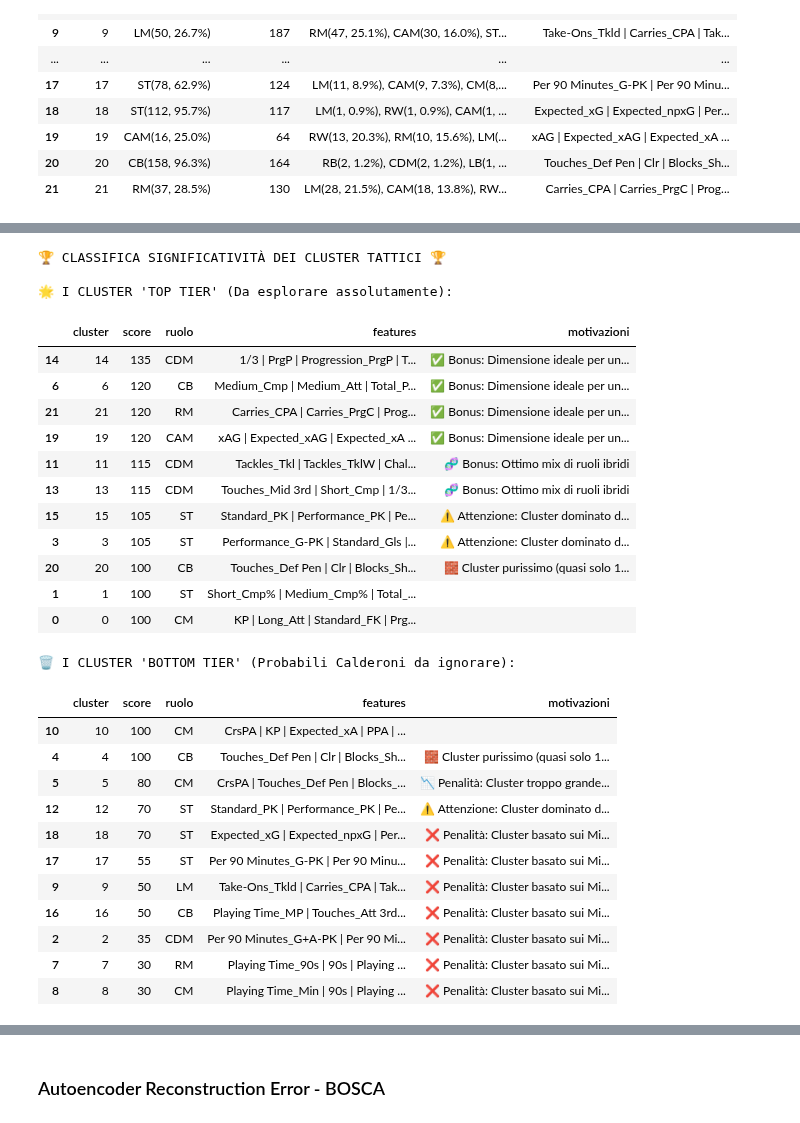
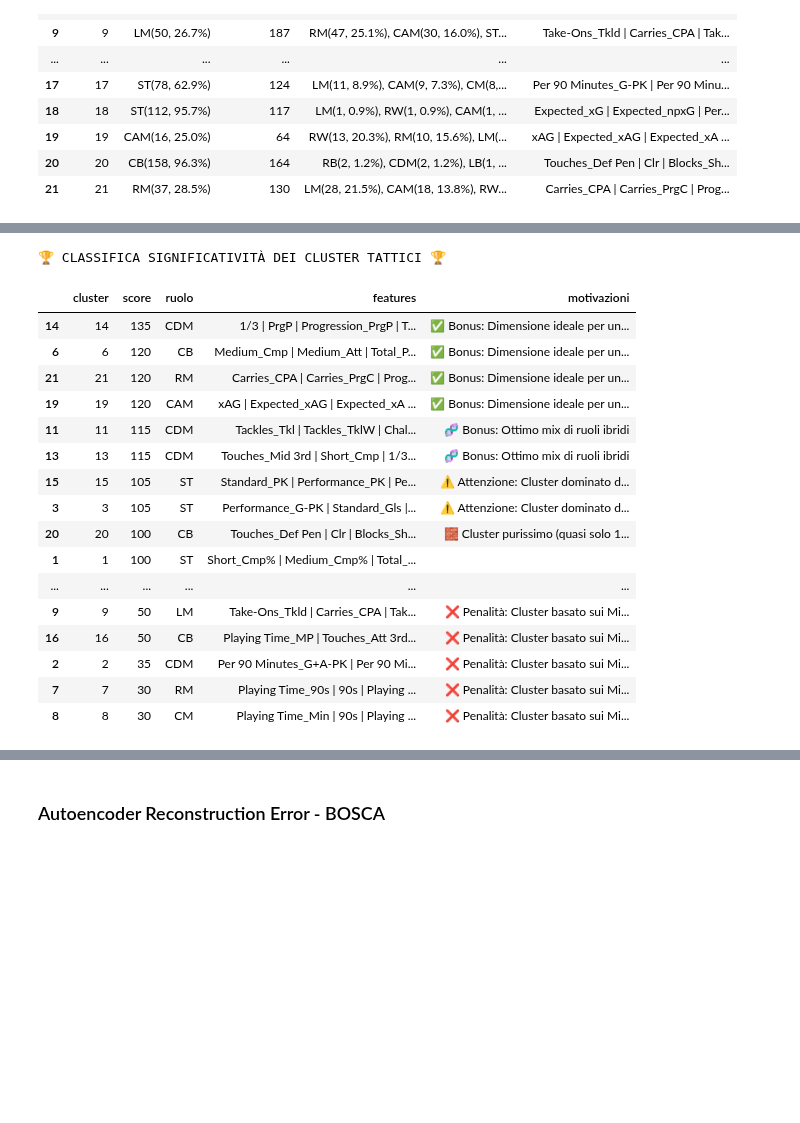
Before and after one commit to andreamurari/DataDriven_Soccer_Scouting, a Jupyter notebook: DataDriven_Soccer_Scouting.ipynb, the cells around one changed output, grey strips where cells are left out. Drawn from its saved outputs; the diff is of its cells as text; code cells hidden in the pictures; blank space fills up the shorter version.

```diff
--- a/DataDriven_Soccer_Scouting.ipynb
+++ b/DataDriven_Soccer_Scouting.ipynb
@@ -1278,52 +1037,37 @@ def valuta_significativita_cluster(df_summary):
                 score += 15
                 motivi.append("🧬 Bonus: Ottimo mix di ruoli ibridi")
 
         cluster_scores.append({
             'cluster': cluster_id,
             'score': score,
             'ruolo': dominant_str.split('(')[0],
             'features': row['top 5 features'],
             'motivazioni': " | ".join(motivi)
         })
 
     # Crea e mostra il dataframe ordinato per punteggio
     df_scores = pd.DataFrame(cluster_scores).sort_values(by='score', ascending=False)
 
-    # Mostriamo solo i Top Tier e i Bottom Tier
-    print("🌟 I CLUSTER 'TOP TIER' (Da esplorare assolutamente):")
-    display(df_scores.head(11))
-
-    print("\n🗑️ I CLUSTER 'BOTTOM TIER' (Probabili Calderoni da ignorare):")
-    display(df_scores.tail(11))
+    display(df_scores)
 
 # Esegui la funzione passandogli il dataframe riassuntivo
 valuta_significativita_cluster(df_cluster_profile)
 # %% [output]
 🏆 CLASSIFICA SIGNIFICATIVITÀ DEI CLUSTER TATTICI 🏆
-
-🌟 I CLUSTER 'TOP TIER' (Da esplorare assolutamente):
 |  | cluster | score | ruolo | features | motivazioni |
 | 14 | 14 | 135 | CDM | 1/3 | PrgP | Progression_PrgP | T... | ✅ Bonus: Dimensione ideale per un... |
 | 6 | 6 | 120 | CB | Medium_Cmp | Medium_Att | Total_P... | ✅ Bonus: Dimensione ideale per un... |
 | 21 | 21 | 120 | RM | Carries_CPA | Carries_PrgC | Prog... | ✅ Bonus: Dimensione ideale per un... |
 | 19 | 19 | 120 | CAM | xAG | Expected_xAG | Expected_xA ... | ✅ Bonus: Dimensione ideale per un... |
 | 11 | 11 | 115 | CDM | Tackles_Tkl | Tackles_TklW | Chal... | 🧬 Bonus: Ottimo mix di ruoli ibridi |
 | 13 | 13 | 115 | CDM | Touches_Mid 3rd | Short_Cmp | 1/3... | 🧬 Bonus: Ottimo mix di ruoli ibridi |
 | 15 | 15 | 105 | ST | Standard_PK | Performance_PK | Pe... | ⚠️ Attenzione: Cluster dominato d... |
 | 3 | 3 | 105 | ST | Performance_G-PK | Standard_Gls |... | ⚠️ Attenzione: Cluster dominato d... |
 | 20 | 20 | 100 | CB | Touches_Def Pen | Clr | Blocks_Sh... | 🧱 Cluster purissimo (quasi solo 1... |
 | 1 | 1 | 100 | ST | Short_Cmp% | Medium_Cmp% | Total_... |  |
-| 0 | 0 | 100 | CM | KP | Long_Att | Standard_FK | Prg... |  |
+| ... | ... | ... | ... | ... | ... |
+| 9 | 9 | 50 | LM | Take-Ons_Tkld | Carries_CPA | Tak... | ❌ Penalità: Cluster basato sui Mi... |
+| 16 | 16 | 50 | CB | Playing Time_MP | Touches_Att 3rd... | ❌ Penalità: Cluster basato sui Mi... |
+| 2 | 2 | 35 | CDM | Per 90 Minutes_G+A-PK | Per 90 Mi... | ❌ Penalità: Cluster basato sui Mi... |
+| 7 | 7 | 30 | RM | Playing Time_90s | 90s | Playing ... | ❌ Penalità: Cluster basato sui Mi... |
+| 8 | 8 | 30 | CM | Playing Time_Min | 90s | Playing ... | ❌ Penalità: Cluster basato sui Mi... |
-🗑️ I CLUSTER 'BOTTOM TIER' (Probabili Calderoni da ignorare):
-|  | cluster | score | ruolo | features | motivazioni |
-| 10 | 10 | 100 | CM | CrsPA | KP | Expected_xA | PPA | ... |  |
-| 4 | 4 | 100 | CB | Touches_Def Pen | Clr | Blocks_Sh... | 🧱 Cluster purissimo (quasi solo 1... |
-| 5 | 5 | 80 | CM | CrsPA | Touches_Def Pen | Blocks_... | 📉 Penalità: Cluster troppo grande... |
-| 12 | 12 | 70 | ST | Standard_PK | Performance_PK | Pe... | ⚠️ Attenzione: Cluster dominato d... |
-| 18 | 18 | 70 | ST | Expected_xG | Expected_npxG | Per... | ❌ Penalità: Cluster basato sui Mi... |
-| 17 | 17 | 55 | ST | Per 90 Minutes_G-PK | Per 90 Minu... | ❌ Penalità: Cluster basato sui Mi... |
-| 9 | 9 | 50 | LM | Take-Ons_Tkld | Carries_CPA | Tak... | ❌ Penalità: Cluster basato sui Mi... |
-| 16 | 16 | 50 | CB | Playing Time_MP | Touches_Att 3rd... | ❌ Penalità: Cluster basato sui Mi... |
-| 2 | 2 | 35 | CDM | Per 90 Minutes_G+A-PK | Per 90 Mi... | ❌ Penalità: Cluster basato sui Mi... |
-| 7 | 7 | 30 | RM | Playing Time_90s | 90s | Playing ... | ❌ Penalità: Cluster basato sui Mi... |
-| 8 | 8 | 30 | CM | Playing Time_Min | 90s | Playing ... | ❌ Penalità: Cluster basato sui Mi... |
```
Also changed, not shown: parts of 7 cells of this notebook.
